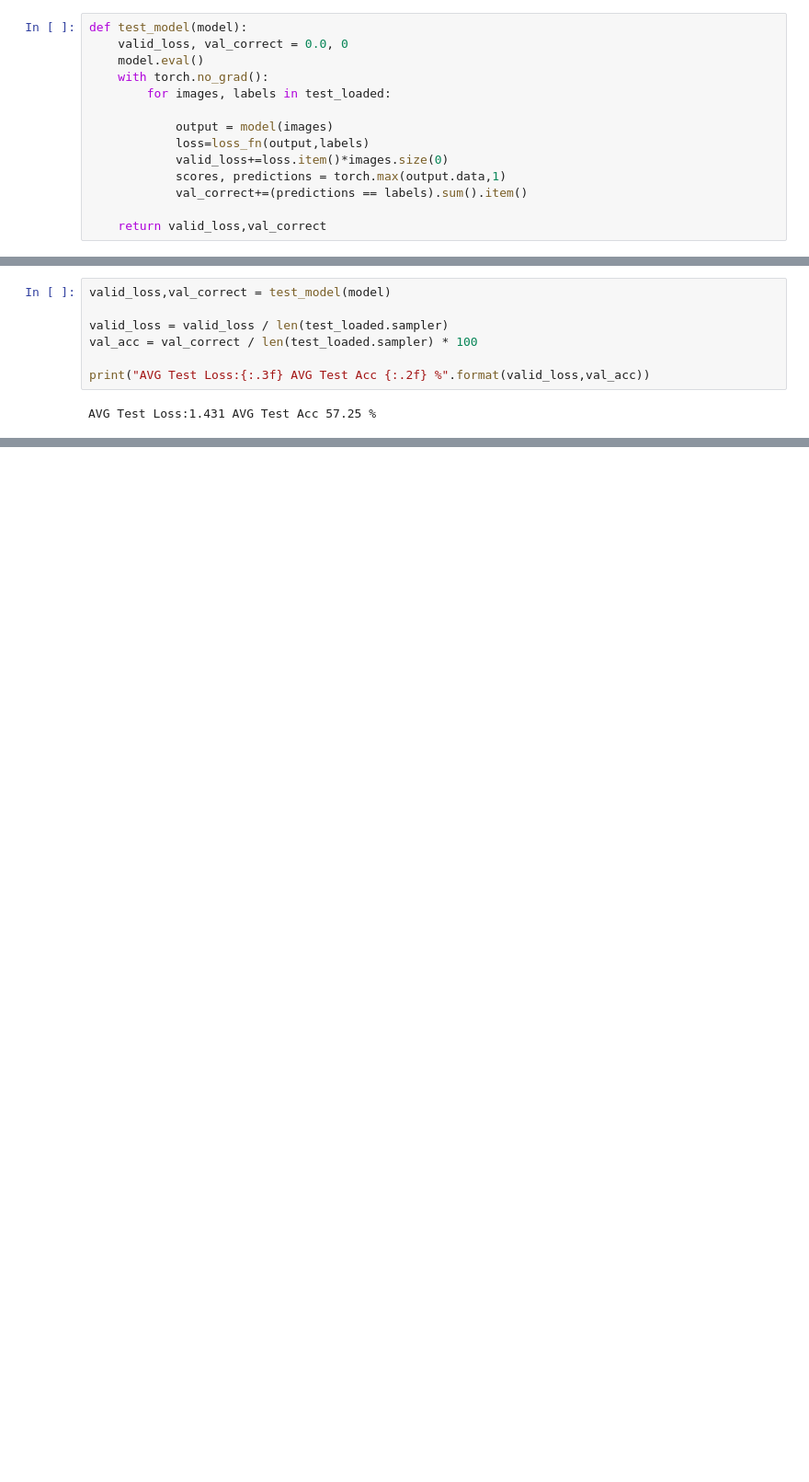
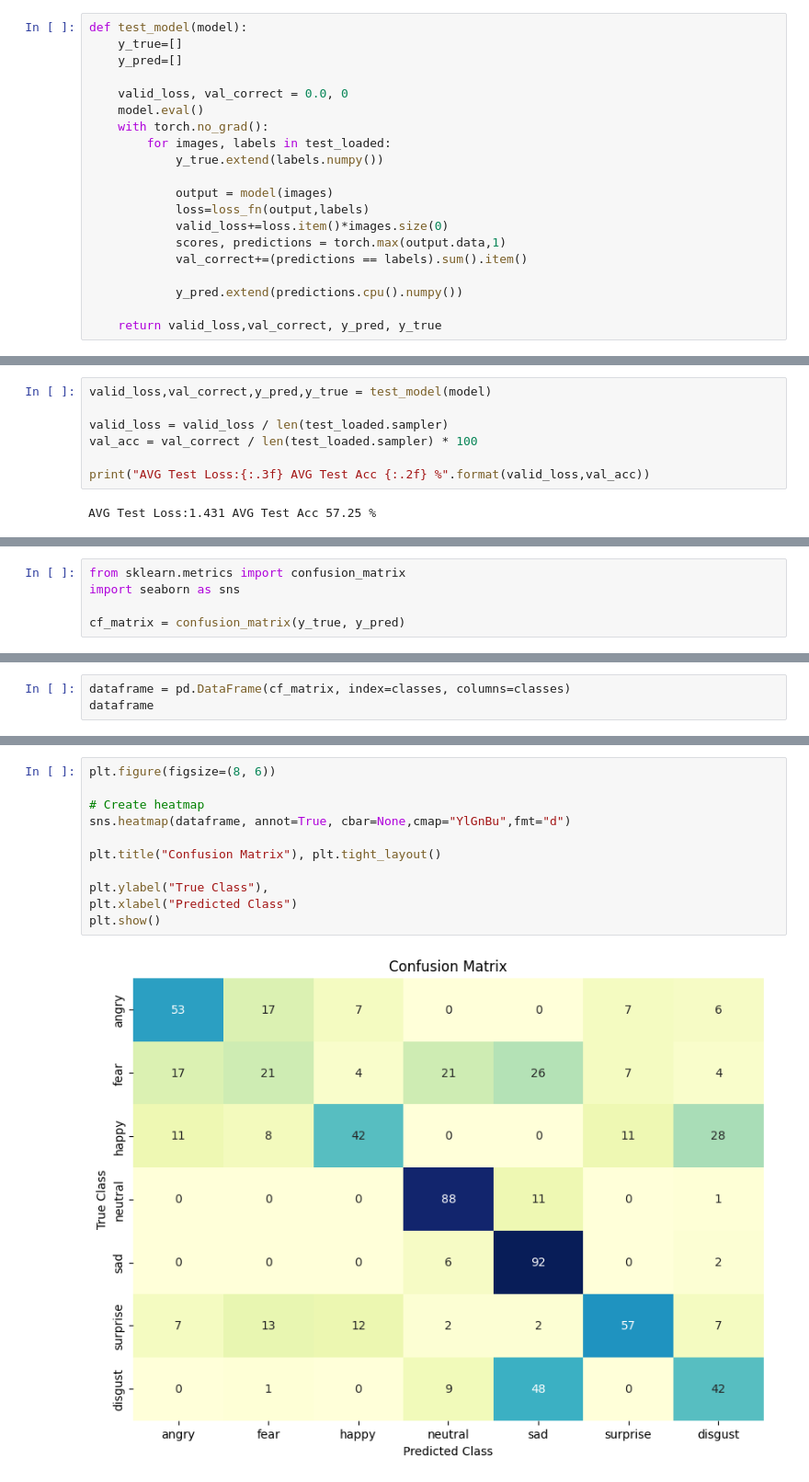
Before and after one commit to SALIPE/Face-Expression-Detection, a Jupyter notebook: fer_cnn.ipynb, the cells around one changed output, grey strips where cells are left out. Shown at 92% size. Cells and saved outputs as stored; diff of their text form; blank space fills up the shorter version.

```diff
--- a/fer_cnn.ipynb
+++ b/fer_cnn.ipynb
@@ -379,10 +314,14 @@ test_dataset = datasets.ImageFolder('./color_dataset_2/test', transform=test_tra
 test_loaded = DataLoader(test_dataset, batch_size=batch_size, shuffle=True)
 # %%
 def test_model(model):
+    y_true=[]
+    y_pred=[]
+
     valid_loss, val_correct = 0.0, 0
     model.eval()
     with torch.no_grad():
         for images, labels in test_loaded:
+            y_true.extend(labels.numpy())
 
             output = model(images)
             loss=loss_fn(output,labels)
@@ -390,7 +329,9 @@ def test_model(model):
             scores, predictions = torch.max(output.data,1)
             val_correct+=(predictions == labels).sum().item()
 
-    return valid_loss,val_correct
+            y_pred.extend(predictions.cpu().numpy())
+
+    return valid_loss,val_correct, y_pred, y_true
 # %%
 def testBatch(model):
     model.eval()
@@ -421,7 +364,7 @@ model.load_state_dict(torch.load(path))
 # %% [output]
 <All keys matched successfully>
 # %%
-valid_loss,val_correct = test_model(model)
+valid_loss,val_correct,y_pred,y_true = test_model(model)
 
 valid_loss = valid_loss / len(test_loaded.sampler)
 val_acc = val_correct / len(test_loaded.sampler) * 100
@@ -431,0 +377,5 @@ AVG Test Loss:1.431 AVG Test Acc 57.25 %
+# %%
+from sklearn.metrics import confusion_matrix
+import seaborn as sns
+
+cf_matrix = confusion_matrix(y_true, y_pred)
@@ -431,0 +386,3 @@ AVG Test Loss:1.431 AVG Test Acc 57.25 %
+# %%
+dataframe = pd.DataFrame(cf_matrix, index=classes, columns=classes)
+dataframe
@@ -431,0 +410,13 @@ AVG Test Loss:1.431 AVG Test Acc 57.25 %
+# %%
+plt.figure(figsize=(8, 6))
+
+# Create heatmap
+sns.heatmap(dataframe, annot=True, cbar=None,cmap="YlGnBu",fmt="d")
+
+plt.title("Confusion Matrix"), plt.tight_layout()
+
+plt.ylabel("True Class"),
+plt.xlabel("Predicted Class")
+plt.show()
+# %% [output]
+[figure, added]
```
Also changed, not shown: parts of 10 cells of this notebook, 7 other files.
